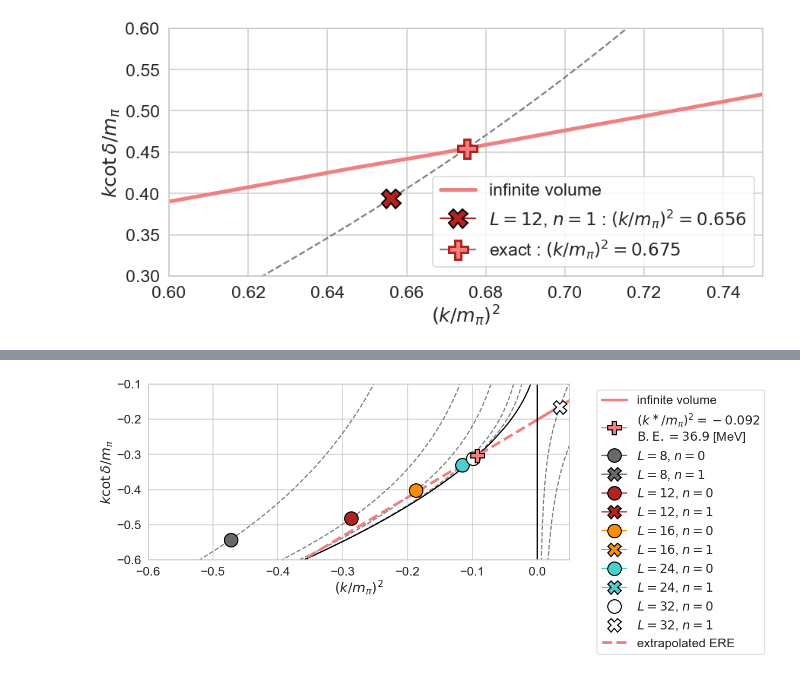
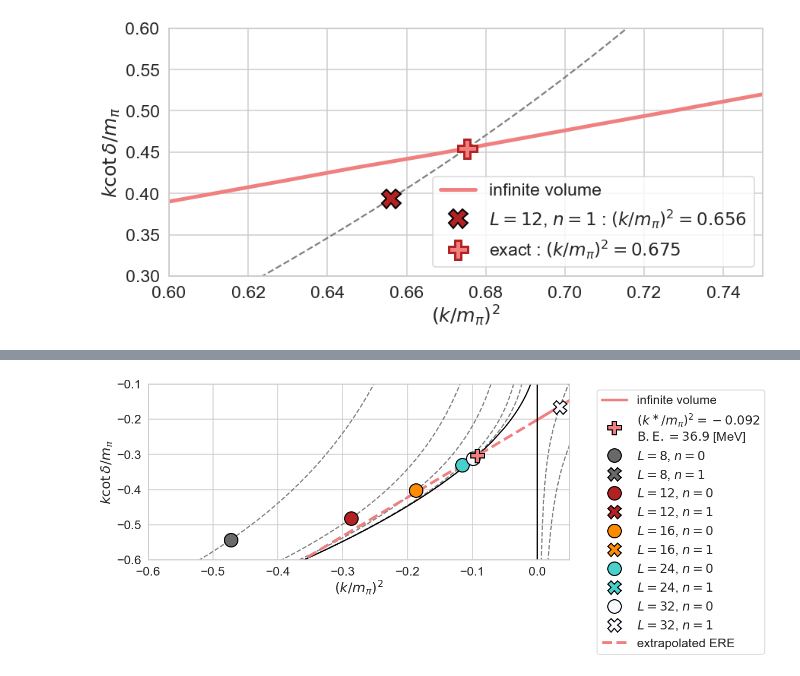
Before and after one commit to tkmiriya/weakly_bound_h, a Jupyter notebook: notebook/SU3_HAL_finite_volume_effect.ipynb, the cells around one changed output, grey strips where cells are left out. Saved outputs shown, nothing was run; the diff lists cells and outputs as text; code cells hidden in the pictures.

```diff
--- a/notebook/SU3_HAL_finite_volume_effect.ipynb
+++ b/notebook/SU3_HAL_finite_volume_effect.ipynb
@@ -491,7 +491,7 @@ m_pi*a_inv
 fig, ax = plt.subplots()
 ax.plot(k2mpi2s, kcotmpis, lw=5, color='lightcoral', label='infinite volume')
 
-ax.plot(seq.k2ast/m_pi**2, - np.sqrt(-seq.k2ast/m_pi**2), color='lightcoral', marker='P', ms=25, mec='black', mew=2,
+ax.plot(seq.k2ast/m_pi**2, - np.sqrt(-seq.k2ast/m_pi**2), color='lightcoral', marker='P', ms=25, mec='black', mew=2, ls='',
        label=rf'$(k^\ast/m_\pi)^2 = {seq.k2ast/m_pi**2:.3f}$' + '\n' + rf'$\mathrm{{B.E.}} = {seq.BE*a_inv:.1f}$ [MeV]', zorder=5)
 
 k2ls = np.concatenate([np.linspace(-1, -0.05), np.linspace(-0.05,-1e-3)])
@@ -501,7 +501,7 @@ for key in ld_dic.keys():
     ld = ld_dic.get(key)
     c = color_list.get(key[0])
     sym = {0: 'o', 1: 'X'}[key[1]]
-    ax.plot(ld.k2mpi2, ld.kcot_mpi, color=c, marker=sym, mec='black', mew=2,
+    ax.plot(ld.k2mpi2, ld.kcot_mpi, color=c, marker=sym, mec='black', mew=2, ls='',
             ms=25, label=f'$L = {key[0]}$, $n = {key[1]}$', zorder=3)
     ax.plot(ld.k2mpi2_ref, ld.kcot_mpi_ref, ls='--', color='grey', zorder=1)
 
@@ -592,30 +594,30 @@ ere_fit = scipy.optimize.leastsq(ere_err, [-0.2, 1], args=(ys[mask], xs[mask], n
 # %%
 fig, ax = plt.subplots()
 ax.plot(k2mpi2s, kcotmpis, lw=5, color='lightcoral', label='infinite volume')
 
-ax.plot(seq.k2ast/m_pi**2, - np.sqrt(-seq.k2ast/m_pi**2), color='lightcoral', marker='P', ms=25, mec='black', mew=2,
+ax.plot(seq.k2ast/m_pi**2, - np.sqrt(-seq.k2ast/m_pi**2), color='lightcoral', marker='P', ms=25, mec='black', mew=2, ls='',
        label=rf'$(k^\ast/m_\pi)^2 = {seq.k2ast/m_pi**2:.3f}$' + '\n' + rf'$\mathrm{{B.E.}} = {seq.BE*a_inv:.1f}$ [MeV]', zorder=5)
 
 k2ls = np.concatenate([np.linspace(-1, -0.05), np.linspace(-0.05,-1e-3)])
 ax.plot(k2ls, - np.sqrt(-k2ls), ls='-', color='black')
 
 for key in ld_dic.keys():
     ld = ld_dic.get(key)
     c = color_list.get(key[0])
     sym = {0: 'o', 1: 'X'}[key[1]]
-    ax.plot(ld.k2mpi2, ld.kcot_mpi, color=c, marker=sym, mec='black', mew=2,
+    ax.plot(ld.k2mpi2, ld.kcot_mpi, color=c, marker=sym, mec='black', mew=2, ls='',
             ms=25, label=f'$L = {key[0]}$, $n = {key[1]}$', zorder=3)
     ax.plot(ld.k2mpi2_ref, ld.kcot_mpi_ref, ls='--', color='grey', zorder=1)
 
 
 
 xls = np.linspace(-0.6, 0.1)
 ax.plot(xls, ere(ere_fit[0], xls), ls='--', lw=5, color='lightcoral', label='extrapolated ERE')
 ax.axhline(0, color='black')
 ax.axvline(0, color='black')
 ax.legend(loc='upper left', bbox_to_anchor=(1.05,1))
 ax.set(ylim=(-0.6, -0.1), xlim=(-0.6, 0.05), xlabel=r'$(k/m_\pi)^2$', ylabel=r'$k\cot\delta/m_\pi$');
 
 fig.savefig('../figs/hal_pot_finite_volume/su3_mpi837MeV_kcot_vs_k2_L_dep_neg.png', bbox_inches='tight')
 # %% [output]
-[figure, old version]
+[figure, new version]
```
Also changed, not shown: parts of 6 cells of this notebook, 17 other files.
